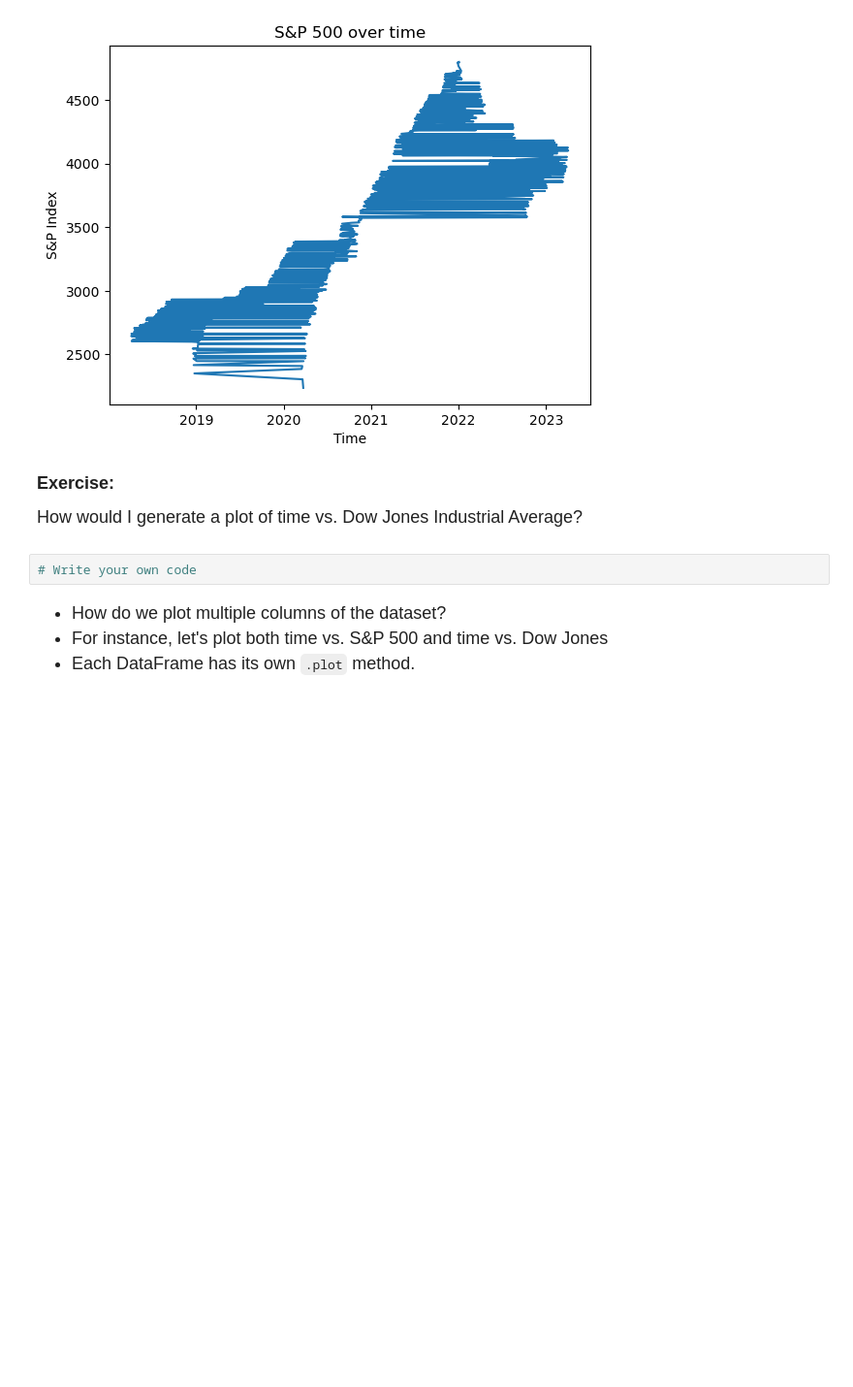
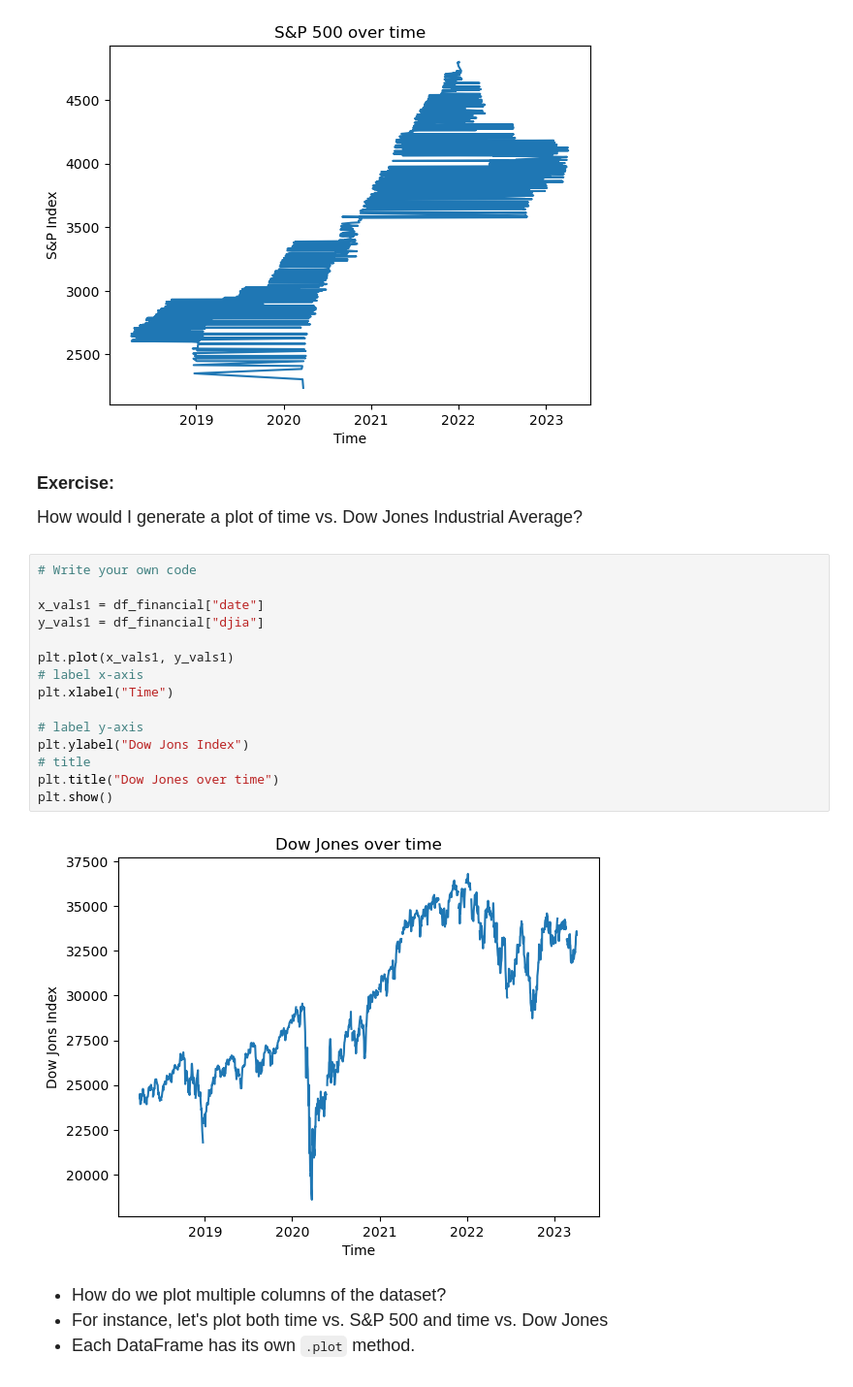
Before and after one commit to czu621/qtm151fall2025, a Jupyter notebook: Lecture_18-time_series_data/Lecture18-v2.ipynb, the cells around one changed output. Shown at 97% size. Drawn from its saved outputs; the diff is of its cells as text; blank space fills up the shorter version.

```diff
--- a/Lecture_18-time_series_data/Lecture18-v2.ipynb
+++ b/Lecture_18-time_series_data/Lecture18-v2.ipynb
@@ -267,6 +267,21 @@ plt.show()
 How would I generate a plot of time vs. Dow Jones Industrial Average?
 # %%
 # Write your own code
+
+x_vals1 = df_financial["date"]
+y_vals1 = df_financial["djia"]
+
+plt.plot(x_vals1, y_vals1)
+# label x-axis
+plt.xlabel("Time")
+
+# label y-axis
+plt.ylabel("Dow Jons Index")
+# title
+plt.title("Dow Jones over time")
+plt.show()
+# %% [output]
+[figure, added]
 # %% [markdown]
 <font size = "4">
 
```
Also changed, not shown: 8 other files.
